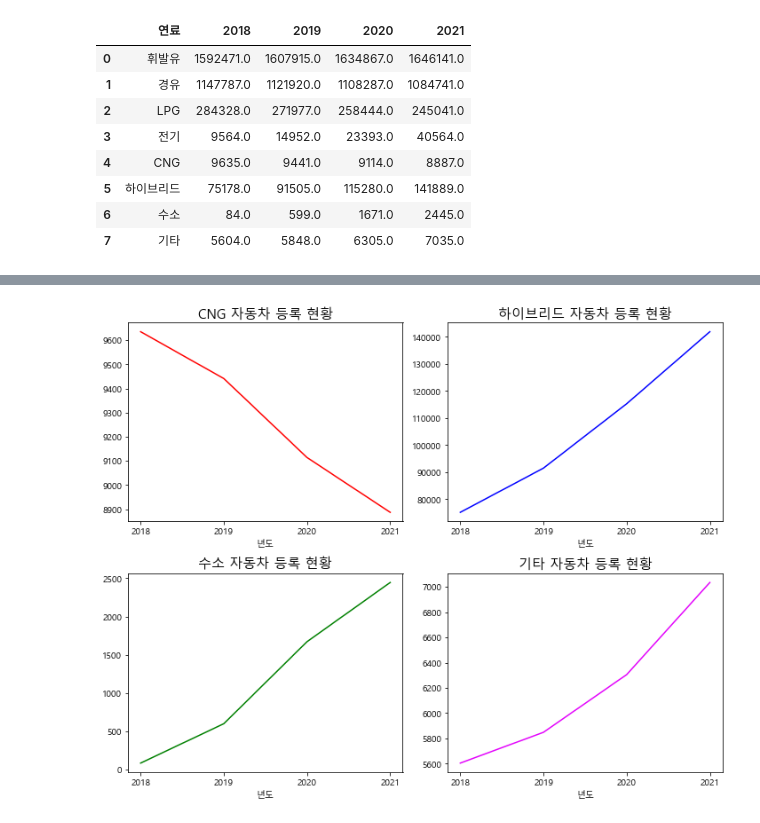
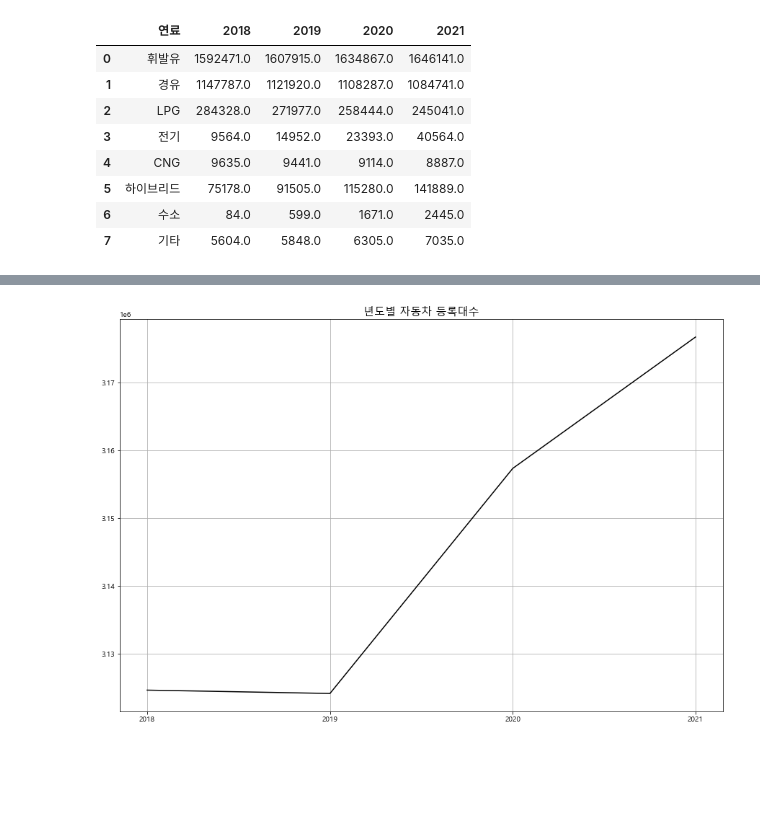
Before and after one commit to dbsrall59/three, a Jupyter notebook: 3조_시각화.ipynb, the cells around one changed output, grey strips where cells are left out. Cells and saved outputs as stored; diff of their text form; code cells hidden in the pictures; blank space fills up the shorter version.

```diff
--- a/3조_시각화.ipynb
+++ b/3조_시각화.ipynb
@@ -516,16 +480,16 @@ plt.show()
-# %%
-plt.figure(figsize=(10,8)) # 먼저 창을 만들고
-n=1
-color_list = ['red','blue','green','#e303fc']
-for spot_ in ['CNG','하이브리드','수소','기타']:
-    d_ = df4[(df4["연료"]==spot_)]
-    ax = plt.subplot(2,2,n) # for문을 돌면서 Axes를 추가
-    plt.title("%s 자동차 등록 현황" % spot_, fontsize=15)
-    ax.plot(df3["기간"], df3[spot_], "-", color=color_list[n-1]) # 그래프 추가
-    plt.xticks([2018,2019,2020,2021])
-    plt.xlabel('년도')
-    n+=1
-plt.tight_layout()  # 창 크기에 맞게 조정
-plt.show()
-# %% [output]
-[figure, removed]
+# %%
+import numpy as np
+
+# spot_ = 2018
+# d_ = df3[(df3["기간"]==spot_) & (df["일시"].dt.month==9)]
+
+
+plt.figure(figsize=(15,10))
+plt.rc('font', family='Malgun Gothic', size = 10)
+plt.title("년도별 자동차 등록대수" , fontsize=15)
+plt.plot(df3["기간"], df3["자동차등록대수(전체)"], "-", color='black')
+plt.grid()
+plt.xticks([2018,2019,2020,2021])
+plt.show()
+# %% [output]
+[figure, added]
```
Also changed, not shown: parts of 11 cells of this notebook.
